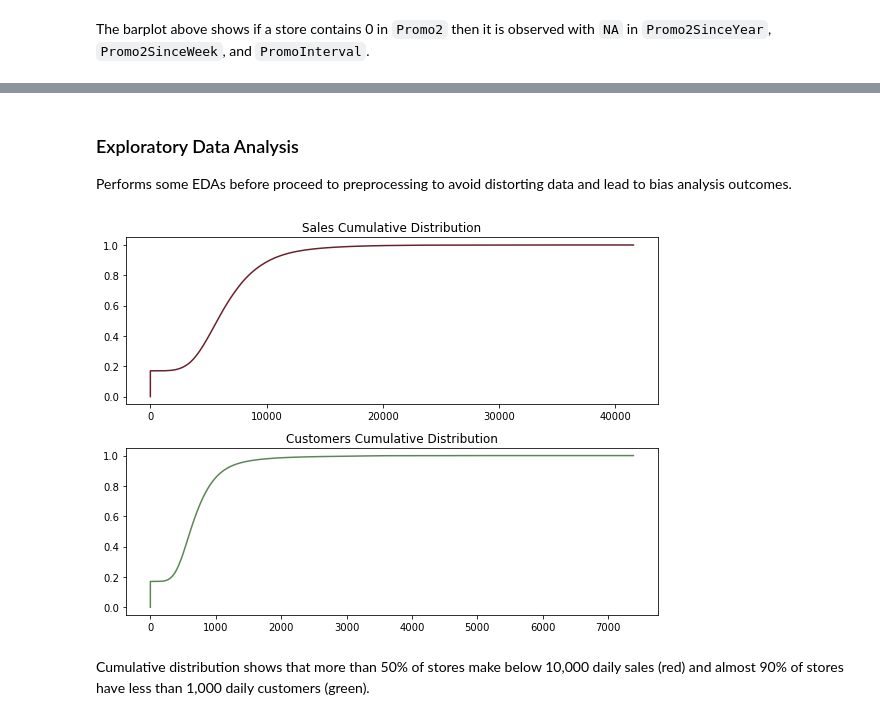
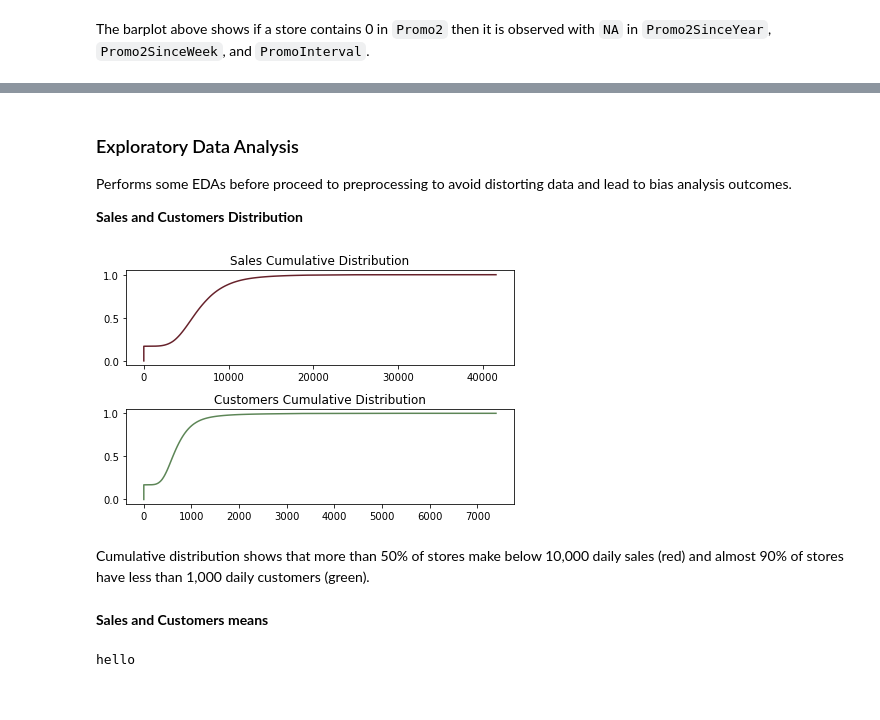
Before and after one commit to lucastancm96/drug_store_sales_forecast, a Jupyter notebook: script/sales_forecast.ipynb, the cells around one changed output, grey strips where cells are left out. Cells and saved outputs as stored; diff of their text form; code cells hidden in the pictures.

```diff
--- a/script/sales_forecast.ipynb
+++ b/script/sales_forecast.ipynb
@@ -202,18 +202,27 @@ The barplot above shows if a store contains 0 in `Promo2` then it is observed wi
 # %% [markdown]
 ### Exploratory Data Analysis
 Performs some EDAs before proceed to preprocessing to avoid distorting data and lead to bias analysis outcomes.
+
+**Sales and Customers Distribution**
 # %%
 sales_cdf = ECDF(train['Sales'])
 cust_cdf = ECDF(train['Customers'])
-fig, ax = plt.subplots(2,2, figsize=(8, 6))
+fig, ax = plt.subplots(2,2, figsize=(6, 4))
 plt.subplot(211)
 plt.plot(sales_cdf.x, sales_cdf.y, color='#67222B')
 plt.title('Sales Cumulative Distribution')
 plt.subplot(212)
 plt.plot(cust_cdf.x, cust_cdf.y, color='#5D8657')
 plt.title('Customers Cumulative Distribution')
 plt.tight_layout()
 # %% [output]
-[figure, old version]
+[figure, new version]
 # %% [markdown]
 Cumulative distribution shows that more than 50% of stores make below 10,000 daily sales (red) and almost 90% of stores have less than 1,000 daily customers (green).
+# %% [markdown]
+**Sales and Customers means**
+# %%
+avgSales = train.groupby('Date')['Sales'].mean()
+print('hello')
+# %% [output]
+hello
```
Also changed, not shown: parts of 1 cell of this notebook.
